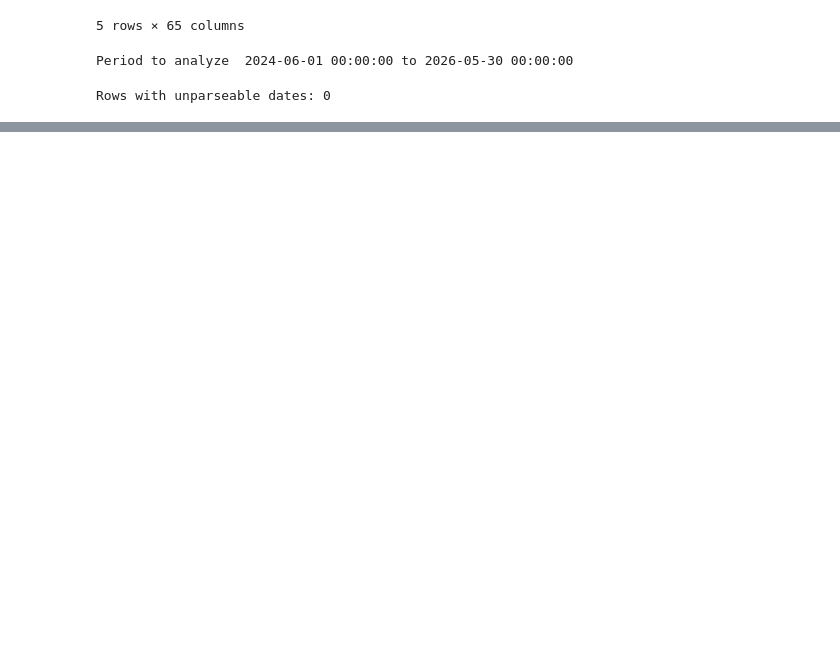
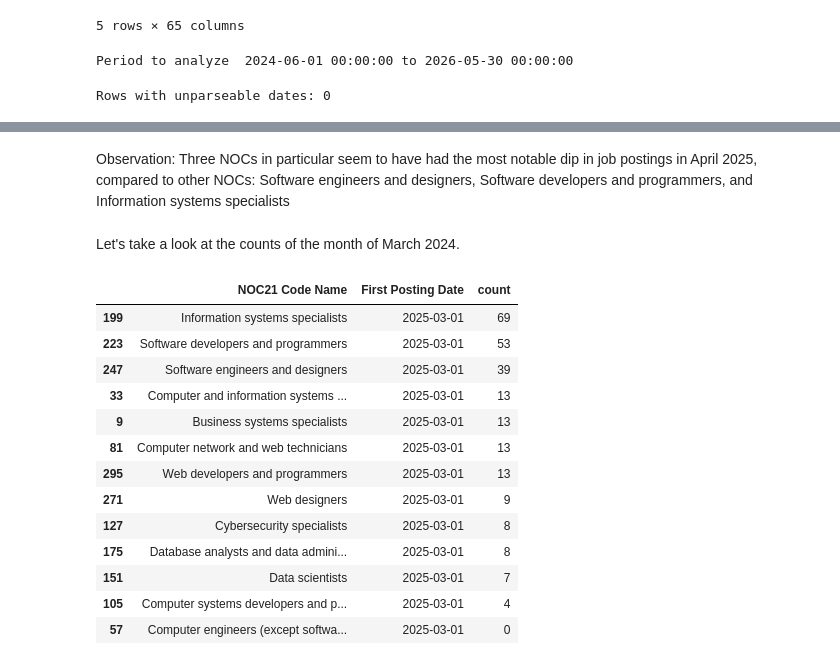
Before and after one commit to RochaDA/vancouver-tech-job-market, a Jupyter notebook: notebooks/01_eda.ipynb, the cells around one changed output, grey strips where cells are left out. Saved outputs shown, nothing was run; the diff lists cells and outputs as text; code cells hidden in the pictures; blank space fills up the shorter version.

```diff
--- a/notebooks/01_eda.ipynb
+++ b/notebooks/01_eda.ipynb
@@ -79,0 +176,21 @@ Rows with unparseable dates: 0
+# %% [markdown]
+Observation: Three NOCs in particular seem to have had the most notable dip in job postings in April 2025, compared to other NOCs: Software engineers and designers, Software developers and programmers, and Information systems specialists
+# %% [markdown]
+Let's take a look at the counts of the month of March 2024.
+# %%
+noc_monthly[noc_monthly["First Posting Date"] == "2025-03-01"].sort_values("count", ascending=False)
+# %% [output]
+|  | NOC21 Code Name | First Posting Date | count |
+| 199 | Information systems specialists | 2025-03-01 | 69 |
+| 223 | Software developers and programmers | 2025-03-01 | 53 |
+| 247 | Software engineers and designers | 2025-03-01 | 39 |
+| 33 | Computer and information systems ... | 2025-03-01 | 13 |
+| 9 | Business systems specialists | 2025-03-01 | 13 |
+| 81 | Computer network and web technicians | 2025-03-01 | 13 |
+| 295 | Web developers and programmers | 2025-03-01 | 13 |
+| 271 | Web designers | 2025-03-01 | 9 |
+| 127 | Cybersecurity specialists | 2025-03-01 | 8 |
+| 175 | Database analysts and data admini... | 2025-03-01 | 8 |
+| 151 | Data scientists | 2025-03-01 | 7 |
+| 105 | Computer systems developers and p... | 2025-03-01 | 4 |
+| 57 | Computer engineers (except softwa... | 2025-03-01 | 0 |
```
Also changed, not shown: parts of 31 cells of this notebook.
